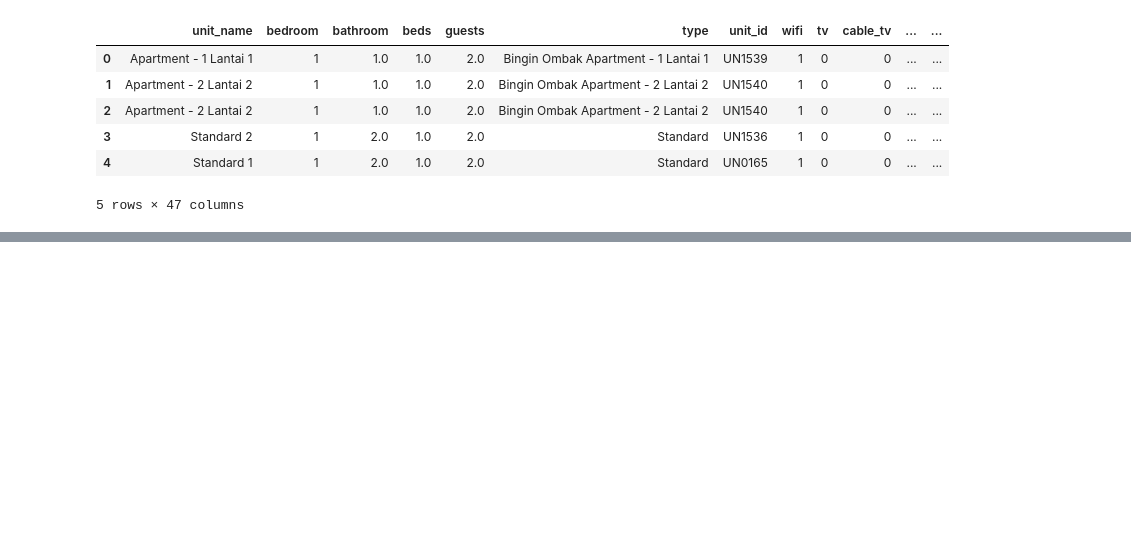
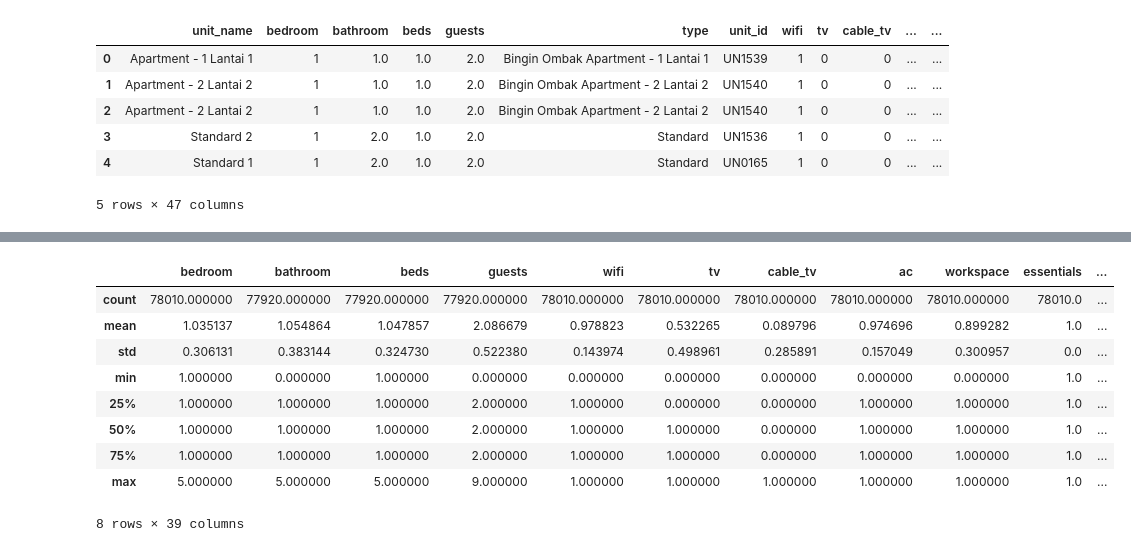
Before and after one commit to naufalsutrisna/Room-Pricing-Bukit-Vista, a Jupyter notebook: machine learning/preprocessing.ipynb, the cells around one changed output, grey strips where cells are left out. Saved outputs shown, nothing was run; the diff lists cells and outputs as text; code cells hidden in the pictures; blank space fills up the shorter version.

```diff
--- a/machine learning/preprocessing.ipynb
+++ b/machine learning/preprocessing.ipynb
@@ -21,0 +81,13 @@ df.shape
+# %%
+df.describe()
+# %% [output]
+|  | bedroom | bathroom | beds | guests | wifi | tv | cable_tv | ac | workspace | essentials | ... |
+| count | 78010.000000 | 77920.000000 | 77920.000000 | 77920.000000 | 78010.000000 | 78010.000000 | 78010.000000 | 78010.000000 | 78010.000000 | 78010.0 | ... |
+| mean | 1.035137 | 1.054864 | 1.047857 | 2.086679 | 0.978823 | 0.532265 | 0.089796 | 0.974696 | 0.899282 | 1.0 | ... |
+| std | 0.306131 | 0.383144 | 0.324730 | 0.522380 | 0.143974 | 0.498961 | 0.285891 | 0.157049 | 0.300957 | 0.0 | ... |
+| min | 1.000000 | 0.000000 | 1.000000 | 0.000000 | 0.000000 | 0.000000 | 0.000000 | 0.000000 | 0.000000 | 1.0 | ... |
+| 25% | 1.000000 | 1.000000 | 1.000000 | 2.000000 | 1.000000 | 0.000000 | 0.000000 | 1.000000 | 1.000000 | 1.0 | ... |
+| 50% | 1.000000 | 1.000000 | 1.000000 | 2.000000 | 1.000000 | 1.000000 | 0.000000 | 1.000000 | 1.000000 | 1.0 | ... |
+| 75% | 1.000000 | 1.000000 | 1.000000 | 2.000000 | 1.000000 | 1.000000 | 0.000000 | 1.000000 | 1.000000 | 1.0 | ... |
+| max | 5.000000 | 5.000000 | 5.000000 | 9.000000 | 1.000000 | 1.000000 | 1.000000 | 1.000000 | 1.000000 | 1.0 | ... |
+8 rows × 39 columns
```
Also changed, not shown: parts of 22 cells of this notebook, 1 other file.
